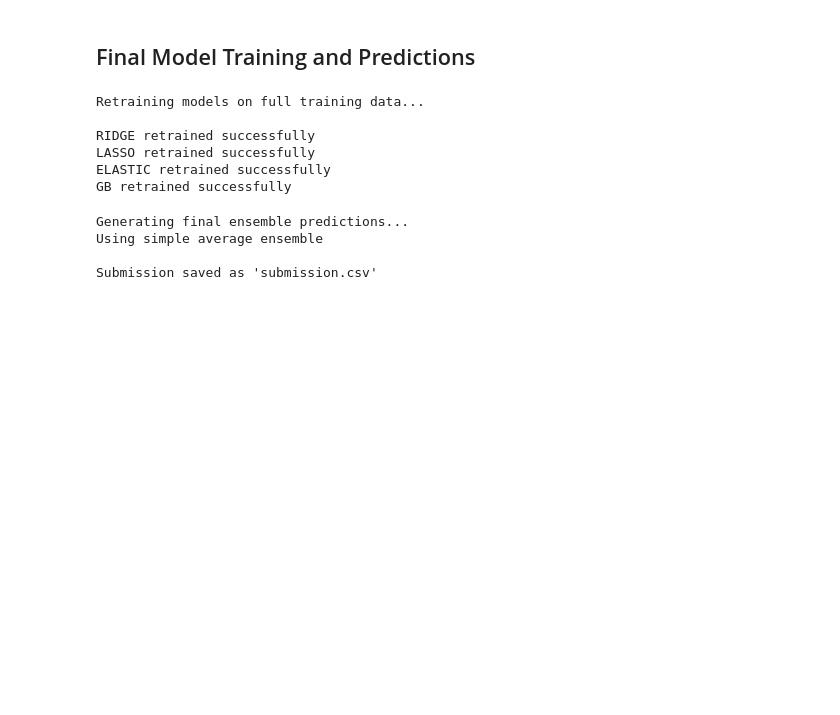
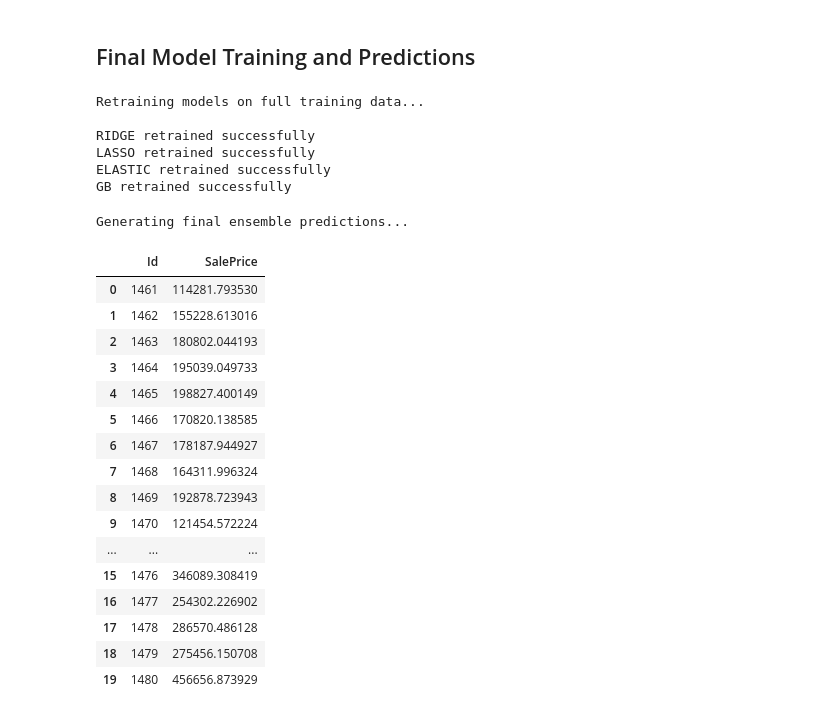
Before and after one commit to Maroua0618/House-Prices-Prediction, a Jupyter notebook: house-prices-prediction.ipynb, the cells around one changed output. Drawn from its saved outputs; the diff is of its cells as text; code cells hidden in the pictures; blank space fills up the shorter version.

```diff
--- a/house-prices-prediction.ipynb
+++ b/house-prices-prediction.ipynb
@@ -21,8 +21,8 @@ warnings.filterwarnings('ignore')
 ## Load and Explore Data
 # %%
 # Load data
-train_df = pd.read_csv('/kaggle/input/house-prices-advanced-regression-techniques/train.csv')
-test_df = pd.read_csv('/kaggle/input/house-prices-advanced-regression-techniques/test.csv')
+train_df = pd.read_csv('Dataset/train.csv')
+test_df = pd.read_csv('Dataset/test.csv')
 
 print("Original shapes:")
 print(f"Train: {train_df.shape}, Test: {test_df.shape}")
@@ -113,17 +113,17 @@ plt.show()
 # %% [markdown]
 ## Data Preprocessing and Feature Engineering
 # %%
-
+# Separate train and test data properly
 train_len = len(train_df)
 y = train_df['SalePrice']
 test_ids = test_df['Id']
 
-# Combine datasets for consistent preprocessing
-all_data = pd.concat([train_df.drop(['SalePrice'], axis=1), test_df], sort=False).reset_index(drop=True)
-all_data.drop(['Id'], axis=1, inplace=True)
+# Keep original separate datasets
+X_train_orig = train_df.drop(['SalePrice', 'Id'], axis=1)
+X_test_orig = test_df.drop(['Id'], axis=1)
 
-print(f"Combined data shape: {all_data.shape}")
-print(f"Missing values before preprocessing: {all_data.isnull().sum().sum()}")
+print(f"Original shapes - Train: {X_train_orig.shape}, Test: {X_test_orig.shape}")
+print(f"Missing values - Train: {X_train_orig.isnull().sum().sum()}, Test: {X_test_orig.isnull().sum().sum()}")
 # %% [output]
 Combined data shape: (2919, 79)
 Missing values before preprocessing: 15707
@@ -285,14 +346,15 @@ Name: count, dtype: int64
 # %% [markdown]
 ## Prepare Data for Modeling
 # %%
-# Split back into train and test
-X_train = all_data[:train_len]
-X_test = all_data[train_len:]
+# Use the properly preprocessed data
+X_train = X_train_processed
+X_test = X_test_processed
 
 # Log transform the target
 y_log = np.log1p(y)
 
 print(f"Final shapes - X_train: {X_train.shape}, X_test: {X_test.shape}")
+print(f"Target shape: {y_log.shape}")
 
 # Split training data for validation
 X_tr, X_val, y_tr, y_val = train_test_split(X_train, y_log, test_size=0.2, random_state=42)
@@ -300,6 +362,12 @@ X_tr, X_val, y_tr, y_val = train_test_split(X_train, y_log, test_size=0.2, rando
 print(f"\nTrain/Validation split:")
 print(f"X_tr: {X_tr.shape}, X_val: {X_val.shape}")
 print(f"y_tr: {y_tr.shape}, y_val: {y_val.shape}")
+
+# Verify no data leakage
+print(f"\nData integrity check:")
+print(f"All features are numeric: {X_train.dtypes.apply(lambda x: np.issubdtype(x, np.number)).all()}")
+print(f"No missing values in train: {X_train.isnull().sum().sum() == 0}")
+print(f"No missing values in test: {X_test.isnull().sum().sum() == 0}")
 # %% [output]
 Final shapes - X_train: (1460, 254), X_test: (1459, 254)
 
@@ -479,31 +541,43 @@ GB retrained successfully
 # %%
 # Generate final predictions
 if final_models:
     print("Generating final ensemble predictions...")
 
     # Final ensemble predictions on test set
     ensemble_test_pred = create_ensemble_predictions(final_models, X_test)
 
     # Convert back from log scale
     final_predictions = np.expm1(ensemble_test_pred)
 
     # Create submission file
     submission = pd.DataFrame({
         'Id': test_ids,
         'SalePrice': final_predictions
     })
 
 
-    # Save submission
-    submission.to_csv('submission.csv', index=False)
-    print("\nSubmission saved as 'submission.csv'")
+    display(submission.head(20))
 
 
 
 else:
     print("No final models available for predictions!")
 # %% [output]
 Generating final ensemble predictions...
-Using simple average ensemble
-
-Submission saved as 'submission.csv'
+|  | Id | SalePrice |
+| 0 | 1461 | 114281.793530 |
+| 1 | 1462 | 155228.613016 |
+| 2 | 1463 | 180802.044193 |
+| 3 | 1464 | 195039.049733 |
+| 4 | 1465 | 198827.400149 |
+| 5 | 1466 | 170820.138585 |
+| 6 | 1467 | 178187.944927 |
+| 7 | 1468 | 164311.996324 |
+| 8 | 1469 | 192878.723943 |
+| 9 | 1470 | 121454.572224 |
+| ... | ... | ... |
+| 15 | 1476 | 346089.308419 |
+| 16 | 1477 | 254302.226902 |
+| 17 | 1478 | 286570.486128 |
+| 18 | 1479 | 275456.150708 |
+| 19 | 1480 | 456656.873929 |
```
Also changed, not shown: parts of 3 cells of this notebook, 1 other file.
